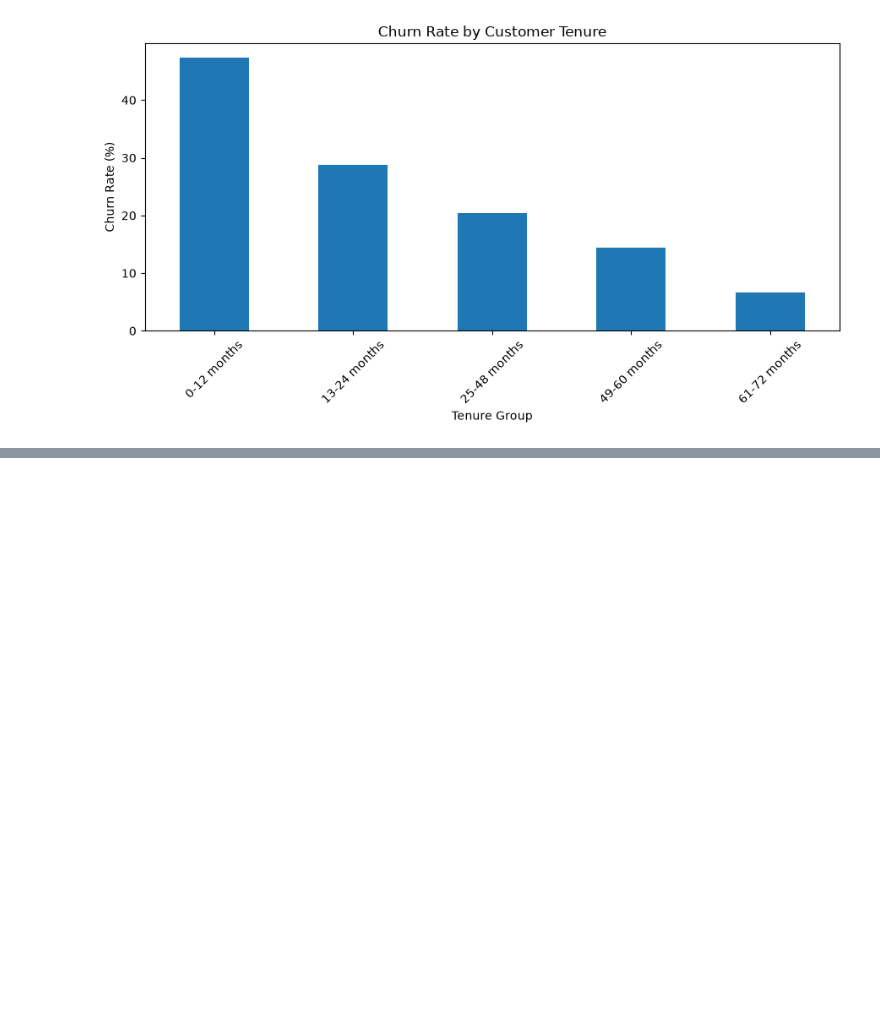
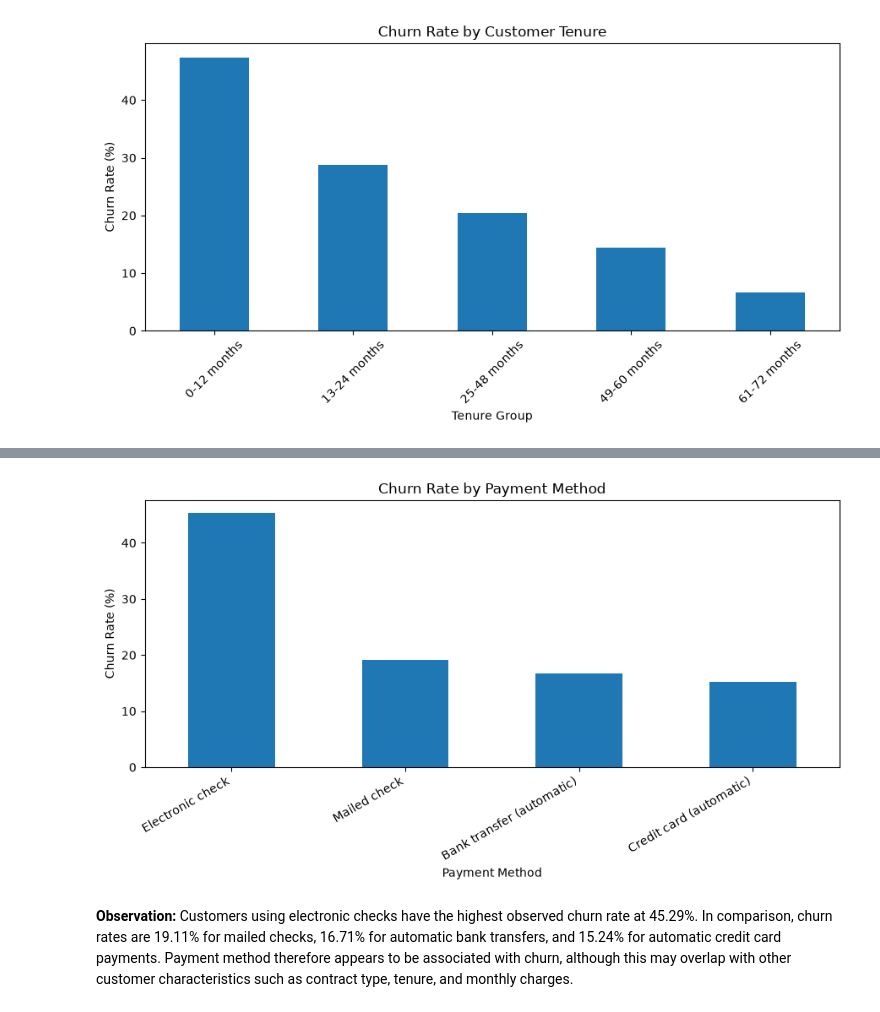
Before and after one commit to AbdulBari8455/customer-churn-platform, a Jupyter notebook: notebooks/01_data_quality_and_eda.ipynb, the cells around one changed output, grey strips where cells are left out. Cells and saved outputs as stored; diff of their text form; code cells hidden in the pictures; blank space fills up the shorter version.

```diff
--- a/notebooks/01_data_quality_and_eda.ipynb
+++ b/notebooks/01_data_quality_and_eda.ipynb
@@ -227,0 +343,8 @@ plt.show()
+# %%
+payment_churn = pd.crosstab(
+    df["PaymentMethod"],
+    df["Churn"],
+    normalize="index"
+).mul(100).round(2)
+
+payment_churn
@@ -227,0 +358,16 @@ plt.show()
+# %%
+payment_churn["Yes"].sort_values(ascending=False).plot(
+    kind="bar",
+    figsize=(9, 5)
+)
+
+plt.title("Churn Rate by Payment Method")
+plt.xlabel("Payment Method")
+plt.ylabel("Churn Rate (%)")
+plt.xticks(rotation=30, ha="right")
+plt.tight_layout()
+plt.show()
+# %% [output]
+[figure, added]
+# %% [markdown]
+**Observation:** Customers using electronic checks have the highest observed churn rate at 45.29%. In comparison, churn rates are 19.11% for mailed checks, 16.71% for automatic bank transfers, and 15.24% for automatic credit card payments. Payment method therefore appears to be associated with churn, although this may overlap with other customer characteristics such as contract type, tenure, and monthly charges.
```
Also changed, not shown: parts of 28 cells of this notebook.
